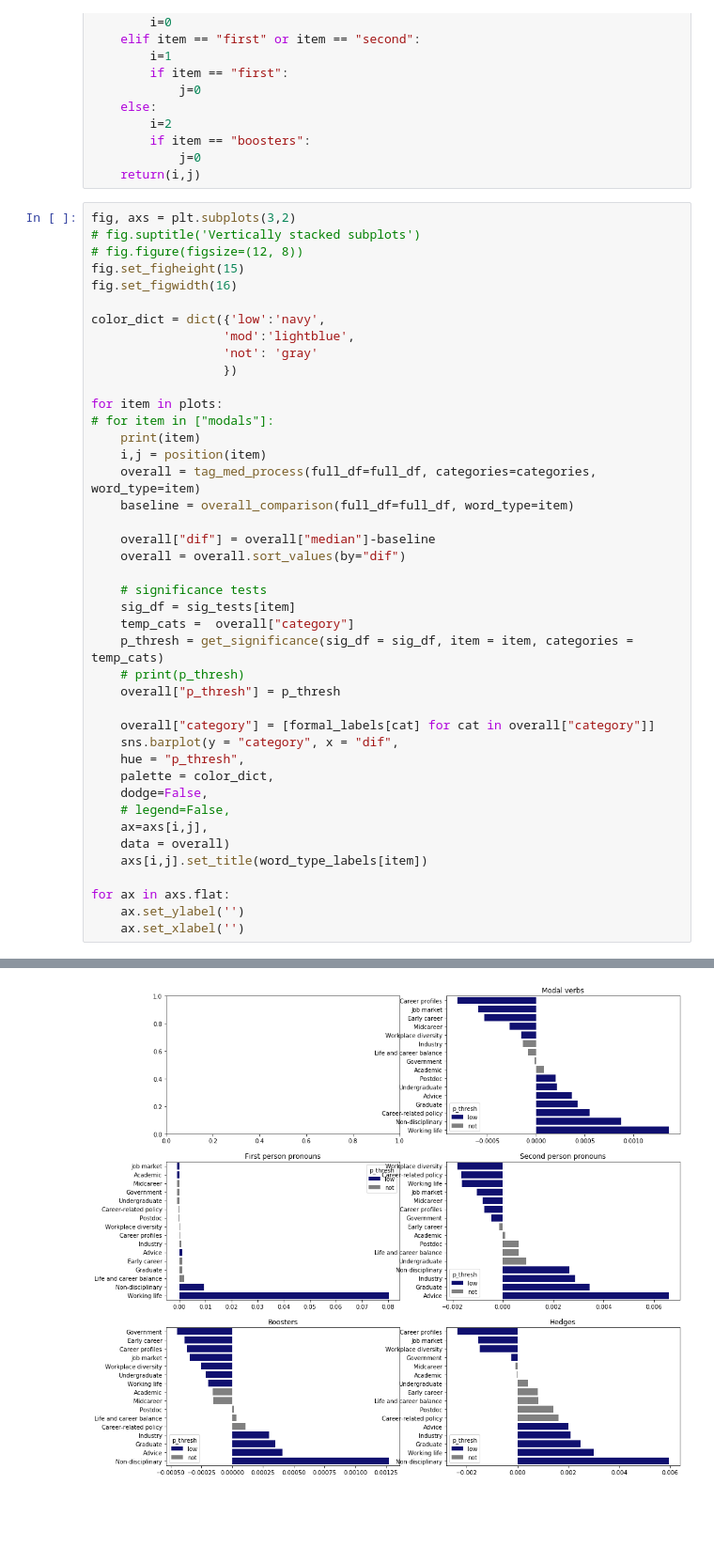
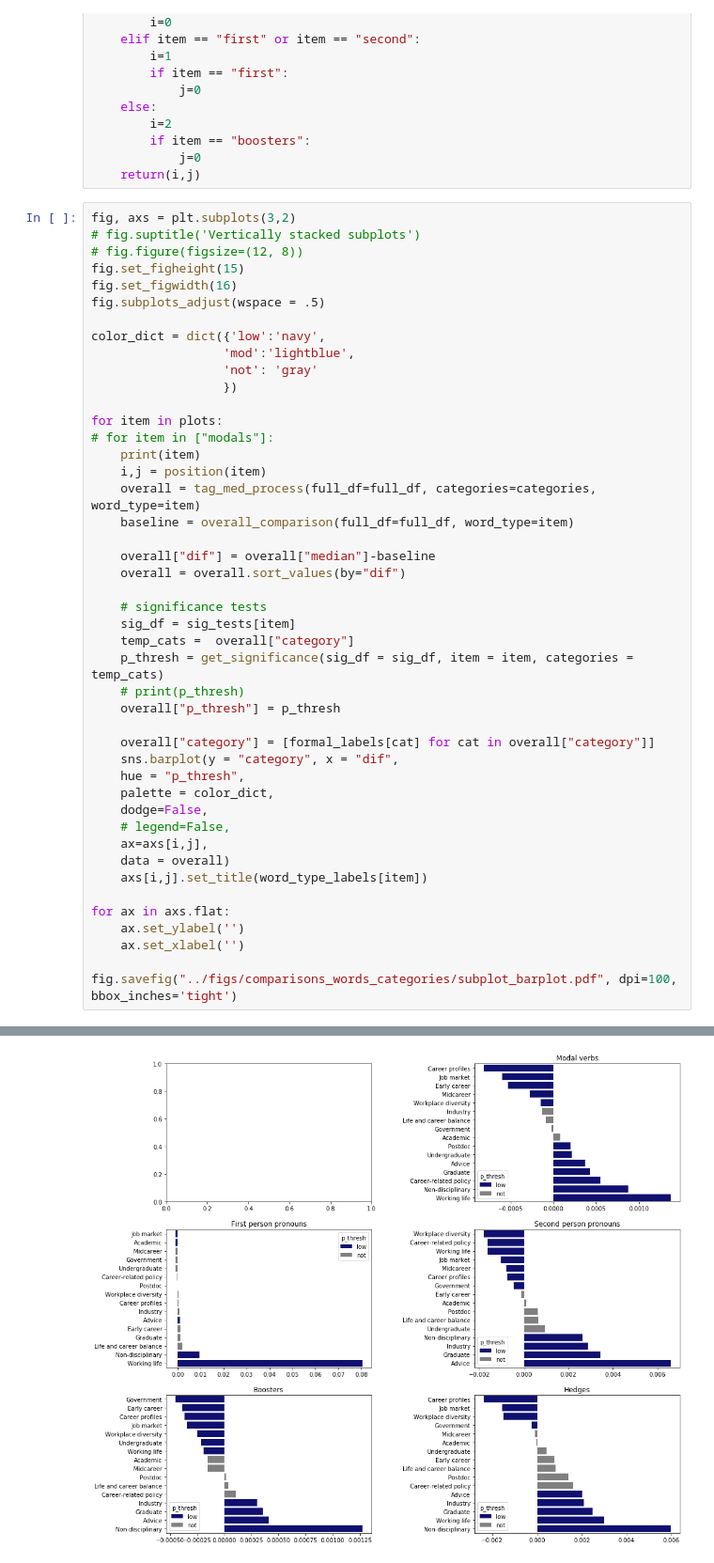
Before and after one commit to crboothb/sciencemag-careers-analysis, a Jupyter notebook: scripts/bar_graph_revised.ipynb, the cells around one changed output, grey strips where cells are left out. Shown at 94% size. Saved outputs shown, nothing was run; the diff lists cells and outputs as text; blank space fills up the shorter version.

```diff
--- a/scripts/bar_graph_revised.ipynb
+++ b/scripts/bar_graph_revised.ipynb
@@ -238,6 +238,7 @@ fig, axs = plt.subplots(3,2)
 # fig.figure(figsize=(12, 8))
 fig.set_figheight(15)
 fig.set_figwidth(16)
+fig.subplots_adjust(wspace = .5)
 
 color_dict = dict({'low':'navy',
                   'mod':'lightblue',
@@ -253,31 +254,33 @@ for item in plots:
 
     overall["dif"] = overall["median"]-baseline
     overall = overall.sort_values(by="dif")
 
     # significance tests
     sig_df = sig_tests[item]
     temp_cats =  overall["category"]
     p_thresh = get_significance(sig_df = sig_df, item = item, categories = temp_cats)
     # print(p_thresh)
     overall["p_thresh"] = p_thresh
 
     overall["category"] = [formal_labels[cat] for cat in overall["category"]]
     sns.barplot(y = "category", x = "dif",
     hue = "p_thresh",
     palette = color_dict,
     dodge=False,
     # legend=False,
     ax=axs[i,j],
     data = overall)
     axs[i,j].set_title(word_type_labels[item])
 
 for ax in axs.flat:
     ax.set_ylabel('')
     ax.set_xlabel('')
+
+fig.savefig("../figs/comparisons_words_categories/subplot_barplot.pdf", dpi=100, bbox_inches='tight')
 # %% [output]
 modals
 first
 second
 hedges
 boosters
-[figure, old version]
+[figure, new version]
```
Also changed, not shown: parts of 2 cells of this notebook, 1 other file.
